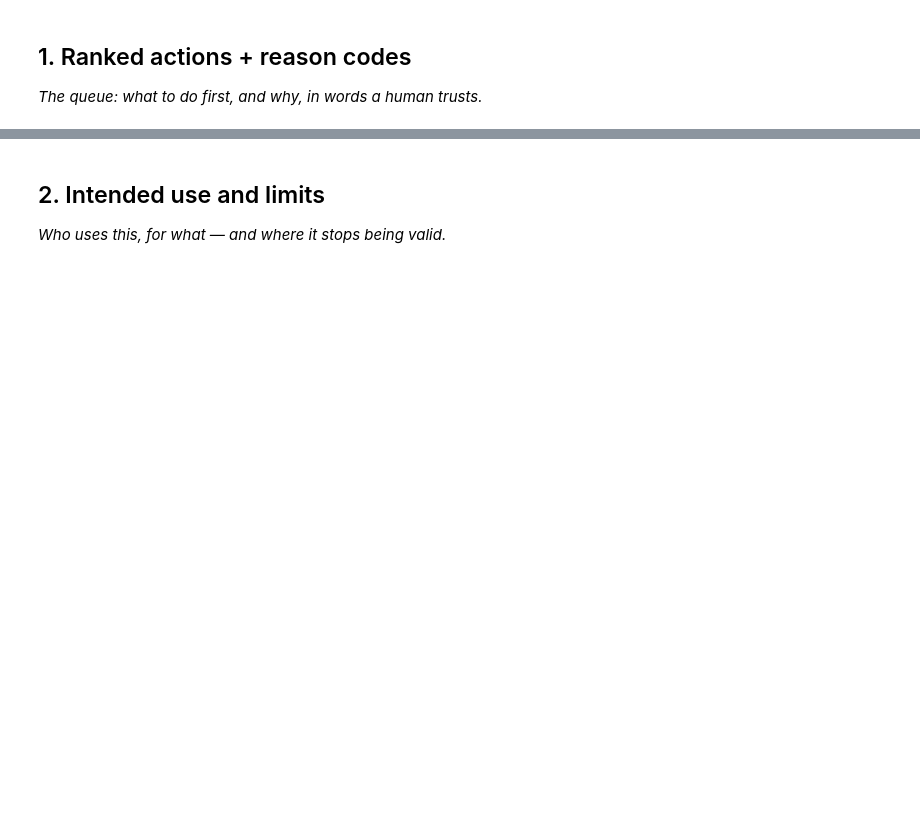
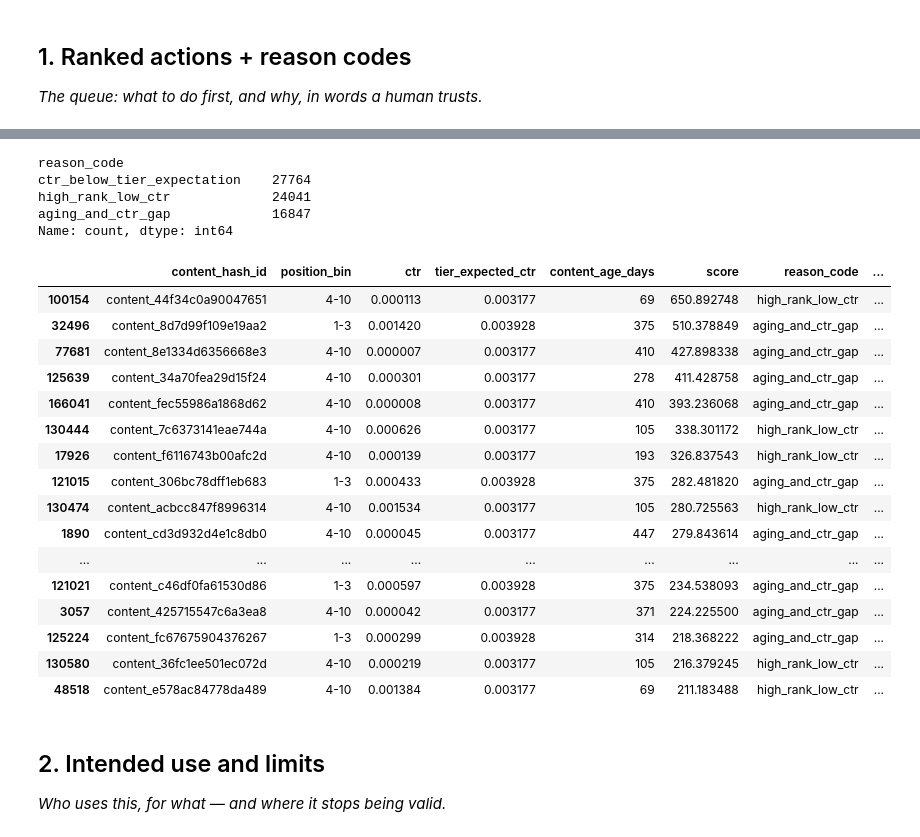
Before and after one commit to ZuhaaAsif/Applied-Search-Intelligence-Google-Search-Ranking-Discoverability, a Jupyter notebook: work/notebooks/w07_action_playbook.ipynb, the cells around one changed output, grey strips where cells are left out. Cells and saved outputs as stored; diff of their text form; code cells hidden in the pictures; blank space fills up the shorter version.

```diff
--- a/work/notebooks/w07_action_playbook.ipynb
+++ b/work/notebooks/w07_action_playbook.ipynb
@@ -16,3 +70,51 @@ This skeleton is yours to fill. Work the sections **in order** — each one has
+# %%
+# This cell is for CODE (numbers, a query, a check).
+# Write your text answer in the cell ABOVE this one — typing sentences here breaks Run All.
+def assign_reason(row):
+    if row['ctr_gap'] <= 0:
+        return 'not_underperforming'
+    if row['content_age_days'] >= 270 and row['ctr_gap'] > 0:
+        return 'aging_and_ctr_gap'          # decay + CTR gap together — strongest refresh case
+    if row['position_bin'] in ['1-3', '4-10'] and row['ctr_gap'] > 0.001:
+        return 'high_rank_low_ctr'          # near-zero CTR at a good position — likely metadata issue
+    return 'ctr_below_tier_expectation'     # general case
+
+signal_df['reason_code'] = signal_df.apply(assign_reason, axis=1)
+
+action_map = {
+    'high_rank_low_ctr': 'review_title_meta',
+    'aging_and_ctr_gap': 'refresh_and_review_metadata',
+    'ctr_below_tier_expectation': 'review_title_meta',
+    'not_underperforming': 'monitor',
+}
+signal_df['action'] = signal_df['reason_code'].map(action_map)
+
+queue = signal_df[signal_df['ctr_gap'] > 0].sort_values('score', ascending=False)
+print(queue['reason_code'].value_counts())
+queue[['content_hash_id','position_bin','ctr','tier_expected_ctr','content_age_days','score','reason_code','action']].head(20)
+# %% [output]
+reason_code
+ctr_below_tier_expectation    27764
+high_rank_low_ctr             24041
+aging_and_ctr_gap             16847
+Name: count, dtype: int64
+|  | content_hash_id | position_bin | ctr | tier_expected_ctr | content_age_days | score | reason_code | ... |
+| 100154 | content_44f34c0a90047651 | 4-10 | 0.000113 | 0.003177 | 69 | 650.892748 | high_rank_low_ctr | ... |
+| 32496 | content_8d7d99f109e19aa2 | 1-3 | 0.001420 | 0.003928 | 375 | 510.378849 | aging_and_ctr_gap | ... |
+| 77681 | content_8e1334d6356668e3 | 4-10 | 0.000007 | 0.003177 | 410 | 427.898338 | aging_and_ctr_gap | ... |
+| 125639 | content_34a70fea29d15f24 | 4-10 | 0.000301 | 0.003177 | 278 | 411.428758 | aging_and_ctr_gap | ... |
+| 166041 | content_fec55986a1868d62 | 4-10 | 0.000008 | 0.003177 | 410 | 393.236068 | aging_and_ctr_gap | ... |
+| 130444 | content_7c6373141eae744a | 4-10 | 0.000626 | 0.003177 | 105 | 338.301172 | high_rank_low_ctr | ... |
+| 17926 | content_f6116743b00afc2d | 4-10 | 0.000139 | 0.003177 | 193 | 326.837543 | high_rank_low_ctr | ... |
+| 121015 | content_306bc78dff1eb683 | 1-3 | 0.000433 | 0.003928 | 375 | 282.481820 | aging_and_ctr_gap | ... |
+| 130474 | content_acbcc847f8996314 | 4-10 | 0.001534 | 0.003177 | 105 | 280.725563 | high_rank_low_ctr | ... |
+| 1890 | content_cd3d932d4e1c8db0 | 4-10 | 0.000045 | 0.003177 | 447 | 279.843614 | aging_and_ctr_gap | ... |
+| ... | ... | ... | ... | ... | ... | ... | ... | ... |
+| 121021 | content_c46df0fa61530d86 | 1-3 | 0.000597 | 0.003928 | 375 | 234.538093 | aging_and_ctr_gap | ... |
+| 3057 | content_425715547c6a3ea8 | 4-10 | 0.000042 | 0.003177 | 371 | 224.225500 | aging_and_ctr_gap | ... |
+| 125224 | content_fc67675904376267 | 1-3 | 0.000299 | 0.003928 | 314 | 218.368222 | aging_and_ctr_gap | ... |
+| 130580 | content_36fc1ee501ec072d | 4-10 | 0.000219 | 0.003177 | 105 | 216.379245 | high_rank_low_ctr | ... |
+| 48518 | content_e578ac84778da489 | 4-10 | 0.001384 | 0.003177 | 69 | 211.183488 | high_rank_low_ctr | ... |
 # %% [markdown]
 ## 2. Intended use and limits
 
```
Also changed, not shown: parts of 12 cells of this notebook.
